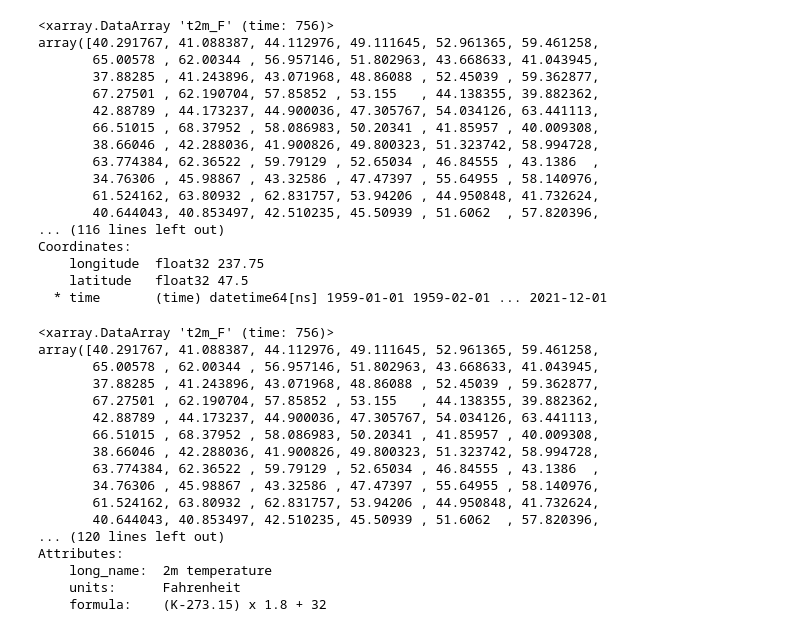
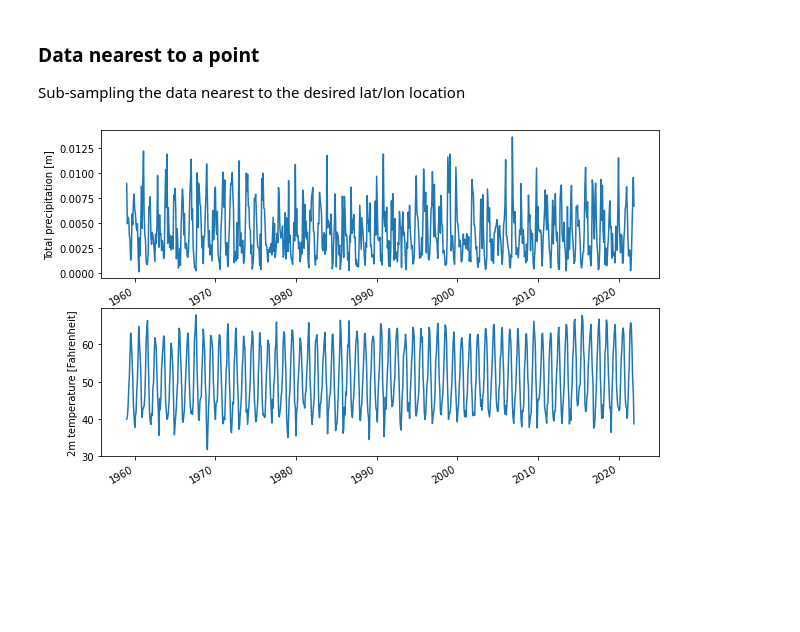
Before and after one commit to gmanuch/DataScienceOceanography, a Jupyter notebook: Tutorials/PO/ENSO.v2.ipynb, the cells around one changed output. Drawn from its saved outputs; the diff is of its cells as text; code cells hidden in the pictures; blank space fills up the shorter version.

```diff
--- a/Tutorials/PO/ENSO.v2.ipynb
+++ b/Tutorials/PO/ENSO.v2.ipynb
@@ -31,50 +122,23 @@ Attributes:
+# %% [markdown]
+### Data nearest to a point
+Sub-sampling the data nearest to the desired lat/lon location
 # %%
-Lat_Seattle=47.6062; Lon_Seattle=360-122.3321;
-era_Seattle=era.sel(longitude=Lon_Seattle, latitude=Lat_Seattle, method="nearest"); # finding a point nearest to desired lat/lon,
+Lat_Seattle=47.6062;      #Define the coordinates or a point of interests
+Lon_Seattle=360-122.3321;
+
+era_Seattle=era.sel(longitude=Lon_Seattle,
+                    latitude=Lat_Seattle,
+                    method="nearest");     #Get the data from a point nearest to the desired lat/lon location
+
+
+
+plt.figure(figsize=(10, 6));
+plt.subplot(2,1,1);              #plotting in several subplots
+era_Seattle['tp'].plot();        #xarray figured out that you only have timeseries and made an appropriate plot
+plt.xlabel(''); plt.title('');
+
+plt.subplot(2,1,2)
+era_Seattle['t2m_F'].plot();
+plt.xlabel(''); plt.title('');
+# %% [output]
+[figure, added]
-# %%
-#let's create another variable that is temperature in Fahrenheit and add to our xarray variables
-era_Seattle['t2m_F']=(era_Seattle['t2m']-273.15)*1.8 + 32
-era_Seattle['t2m_F']
-# %% [output]
-<xarray.DataArray 't2m_F' (time: 756)>
-array([40.291767, 41.088387, 44.112976, 49.111645, 52.961365, 59.461258,
-       65.00578 , 62.00344 , 56.957146, 51.802963, 43.668633, 41.043945,
-       37.88285 , 41.243896, 43.071968, 48.86088 , 52.45039 , 59.362877,
-       67.27501 , 62.190704, 57.85852 , 53.155   , 44.138355, 39.882362,
-       42.88789 , 44.173237, 44.900036, 47.305767, 54.034126, 63.441113,
-       66.51015 , 68.37952 , 58.086983, 50.20341 , 41.85957 , 40.009308,
-       38.66046 , 42.288036, 41.900826, 49.800323, 51.323742, 58.994728,
-       63.774384, 62.36522 , 59.79129 , 52.65034 , 46.84555 , 43.1386  ,
-       34.76306 , 45.98867 , 43.32586 , 47.47397 , 55.64955 , 58.140976,
-       61.524162, 63.80932 , 62.831757, 53.94206 , 44.950848, 41.732624,
-       40.644043, 40.853497, 42.510235, 45.50939 , 51.6062  , 57.820396,
-... (116 lines left out)
-Coordinates:
-    longitude  float32 237.75
-    latitude   float32 47.5
-  * time       (time) datetime64[ns] 1959-01-01 1959-02-01 ... 2021-12-01
-# %%
-#as you can see it doesn't have any attributes so others wouldn't know what this variable is.
-#Let's add some attributes
-era_Seattle['t2m_F'].attrs['long_name']='2m temperature';
-era_Seattle['t2m_F'].attrs['units']='Fahrenheit';
-era_Seattle['t2m_F'].attrs['formula']='(K-273.15) x 1.8 + 32';
-era_Seattle['t2m_F']
-# %% [output]
-<xarray.DataArray 't2m_F' (time: 756)>
-array([40.291767, 41.088387, 44.112976, 49.111645, 52.961365, 59.461258,
-       65.00578 , 62.00344 , 56.957146, 51.802963, 43.668633, 41.043945,
-       37.88285 , 41.243896, 43.071968, 48.86088 , 52.45039 , 59.362877,
-       67.27501 , 62.190704, 57.85852 , 53.155   , 44.138355, 39.882362,
-       42.88789 , 44.173237, 44.900036, 47.305767, 54.034126, 63.441113,
-       66.51015 , 68.37952 , 58.086983, 50.20341 , 41.85957 , 40.009308,
-       38.66046 , 42.288036, 41.900826, 49.800323, 51.323742, 58.994728,
-       63.774384, 62.36522 , 59.79129 , 52.65034 , 46.84555 , 43.1386  ,
-       34.76306 , 45.98867 , 43.32586 , 47.47397 , 55.64955 , 58.140976,
-       61.524162, 63.80932 , 62.831757, 53.94206 , 44.950848, 41.732624,
-       40.644043, 40.853497, 42.510235, 45.50939 , 51.6062  , 57.820396,
-... (120 lines left out)
-Attributes:
-    long_name:  2m temperature
-    units:      Fahrenheit
-    formula:    (K-273.15) x 1.8 + 32
```
Also changed, not shown: parts of 39 cells of this notebook, 8 other files.
